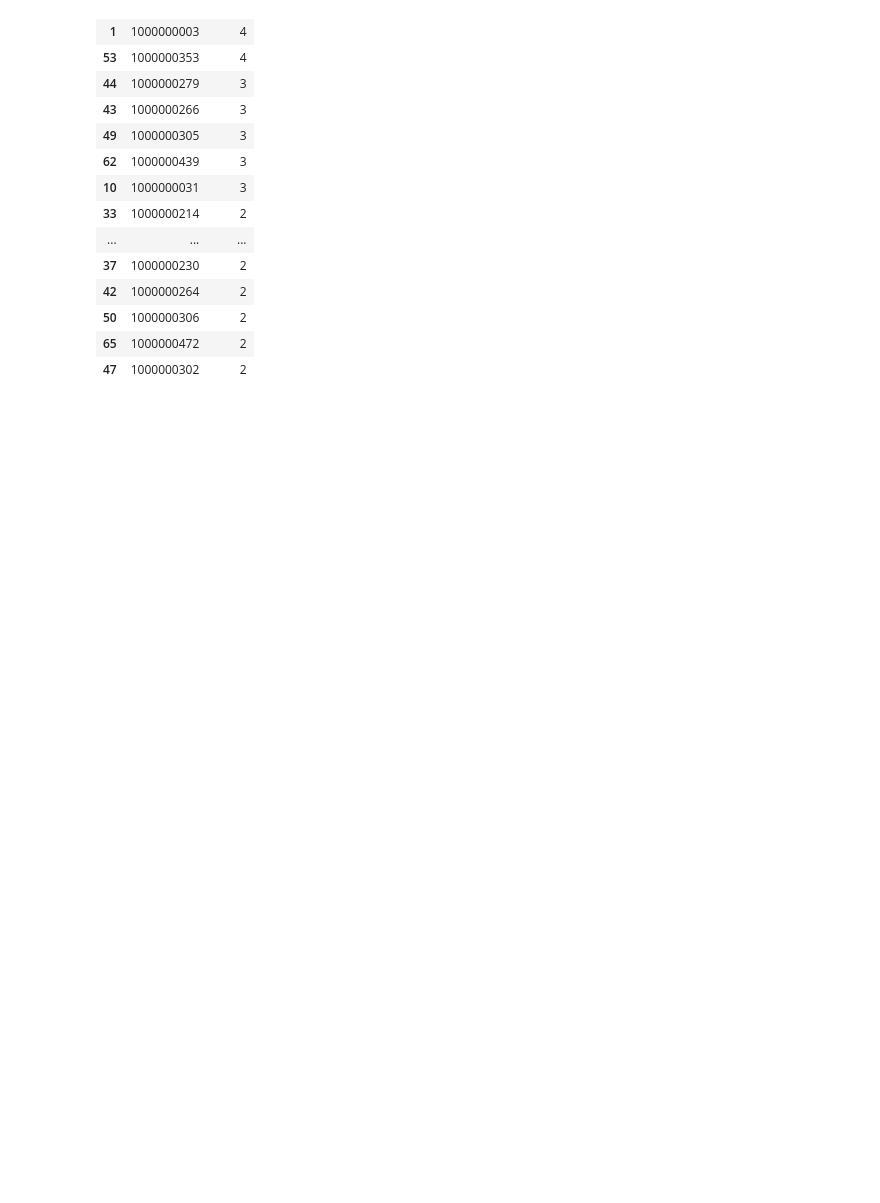
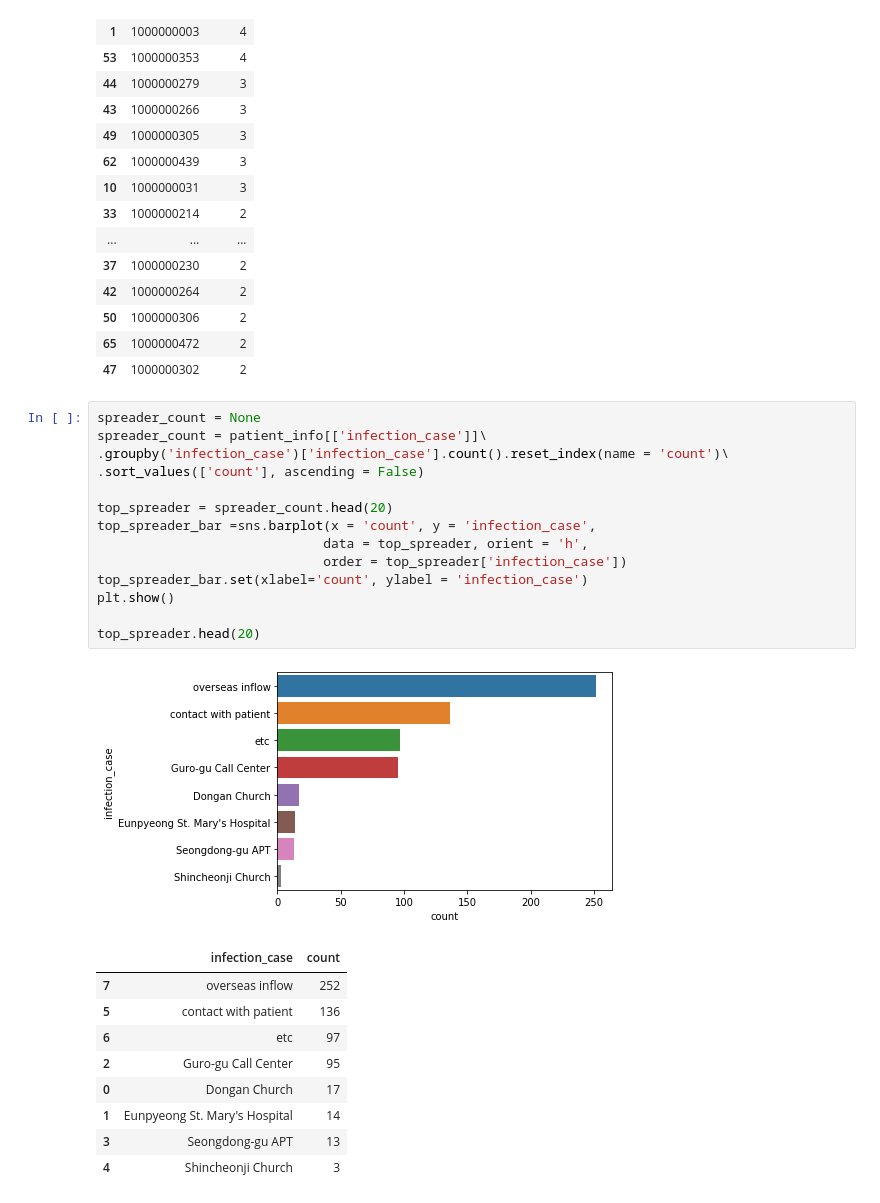
Before and after one commit to KH-K/Corona, a Jupyter notebook: notebook/0read_data.ipynb, the cells around one changed output. Cells and saved outputs as stored; diff of their text form; blank space fills up the shorter version.

```diff
--- a/notebook/0read_data.ipynb
+++ b/notebook/0read_data.ipynb
@@ -90,3 +90,28 @@ top_spreader.head(20)
 | 50 | 1000000306 | 2 |
 | 65 | 1000000472 | 2 |
 | 47 | 1000000302 | 2 |
+# %%
+spreader_count = None
+spreader_count = patient_info[['infection_case']]\
+.groupby('infection_case')['infection_case'].count().reset_index(name = 'count')\
+.sort_values(['count'], ascending = False)
+
+top_spreader = spreader_count.head(20)
+top_spreader_bar =sns.barplot(x = 'count', y = 'infection_case',
+                             data = top_spreader, orient = 'h',
+                             order = top_spreader['infection_case'])
+top_spreader_bar.set(xlabel='count', ylabel = 'infection_case')
+plt.show()
+
+top_spreader.head(20)
+# %% [output]
+[figure, added]
+|  | infection_case | count |
+| 7 | overseas inflow | 252 |
+| 5 | contact with patient | 136 |
+| 6 | etc | 97 |
+| 2 | Guro-gu Call Center | 95 |
+| 0 | Dongan Church | 17 |
+| 1 | Eunpyeong St. Mary's Hospital | 14 |
+| 3 | Seongdong-gu APT | 13 |
+| 4 | Shincheonji Church | 3 |
```
